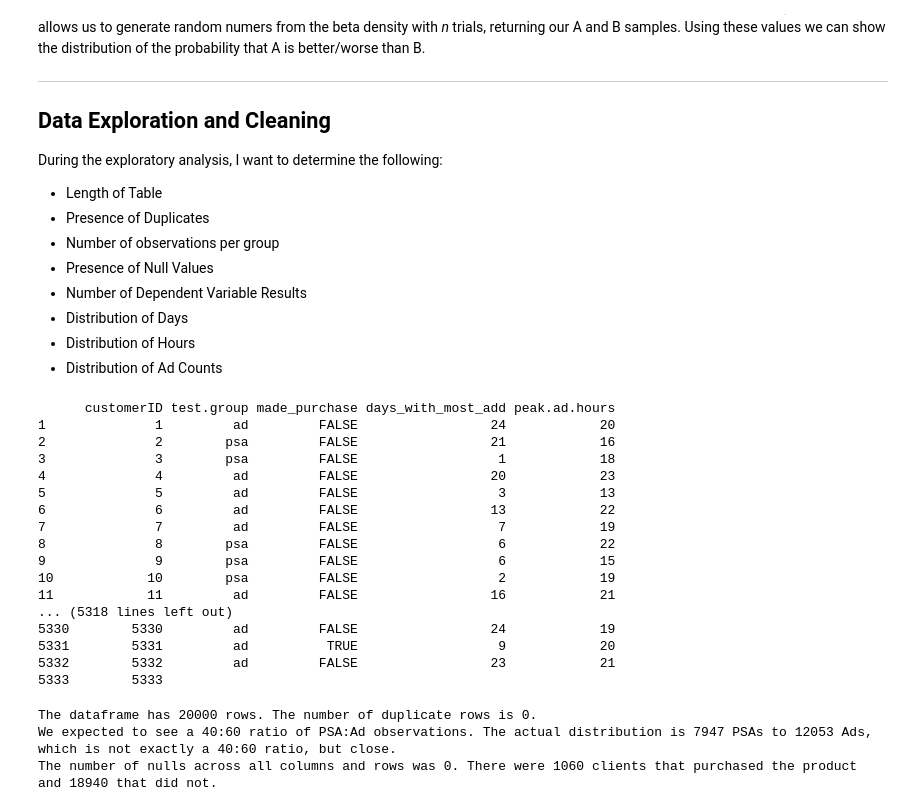
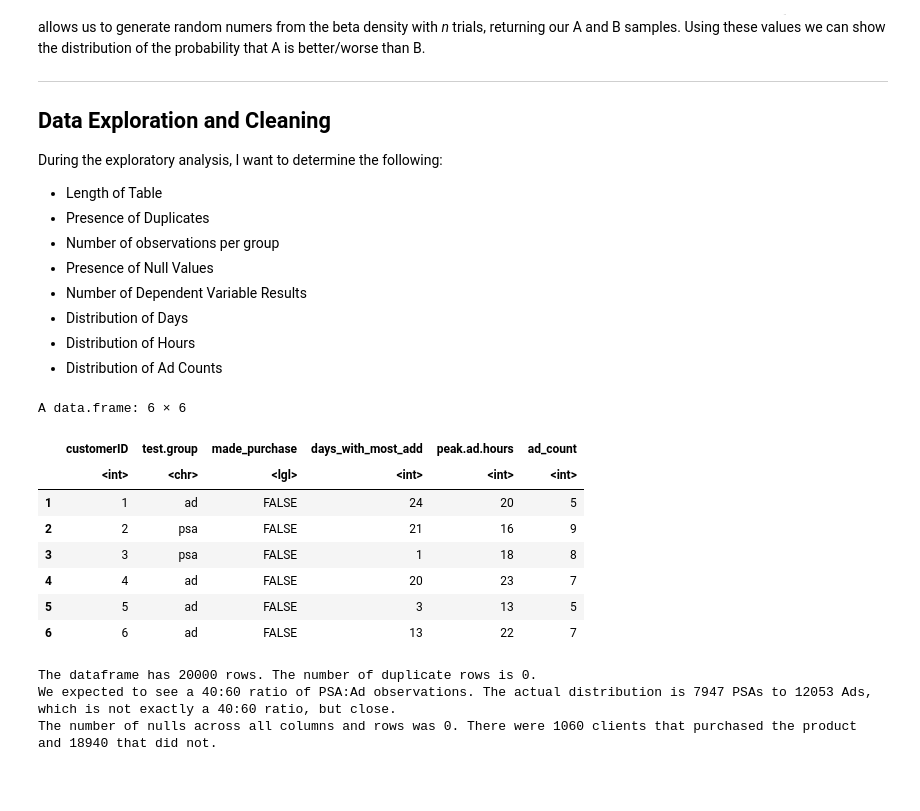
Before and after one commit to FreshOats/Bayesian_Marketing_Analysis, a Jupyter notebook: Bayesian_Marketing_Analysis.ipynb, the cells around one changed output. Drawn from its saved outputs; the diff is of its cells as text; code cells hidden in the pictures; blank space fills up the shorter version.

```diff
--- a/Bayesian_Marketing_Analysis.ipynb
+++ b/Bayesian_Marketing_Analysis.ipynb
@@ -102,25 +102,17 @@ During the exploratory analysis, I want to determine the following:
 # %%
 # Import the data
 ab <- read.csv("online_ad_AB.csv")
-print(ab)
+head(ab)
 # %% [output]
-      customerID test.group made_purchase days_with_most_add peak.ad.hours
-1              1         ad         FALSE                 24            20
-2              2        psa         FALSE                 21            16
-3              3        psa         FALSE                  1            18
-4              4         ad         FALSE                 20            23
-5              5         ad         FALSE                  3            13
-6              6         ad         FALSE                 13            22
-7              7         ad         FALSE                  7            19
-8              8        psa         FALSE                  6            22
-9              9        psa         FALSE                  6            15
-10            10        psa         FALSE                  2            19
-11            11         ad         FALSE                 16            21
-... (5318 lines left out)
-5330        5330         ad         FALSE                 24            19
-5331        5331         ad          TRUE                  9            20
-5332        5332         ad         FALSE                 23            21
-5333        5333
+A data.frame: 6 × 6
+|  | customerID | test.group | made_purchase | days_with_most_add | peak.ad.hours | ad_count |
+|  | <int> | <chr> | <lgl> | <int> | <int> | <int> |
+| 1 | 1 | ad | FALSE | 24 | 20 | 5 |
+| 2 | 2 | psa | FALSE | 21 | 16 | 9 |
+| 3 | 3 | psa | FALSE | 1 | 18 | 8 |
+| 4 | 4 | ad | FALSE | 20 | 23 | 7 |
+| 5 | 5 | ad | FALSE | 3 | 13 | 5 |
+| 6 | 6 | ad | FALSE | 13 | 22 | 7 |
 # %%
 # Calculate length of dataframe
 length <- nrow(ab)
```
Also changed, not shown: parts of 1 cell of this notebook.
